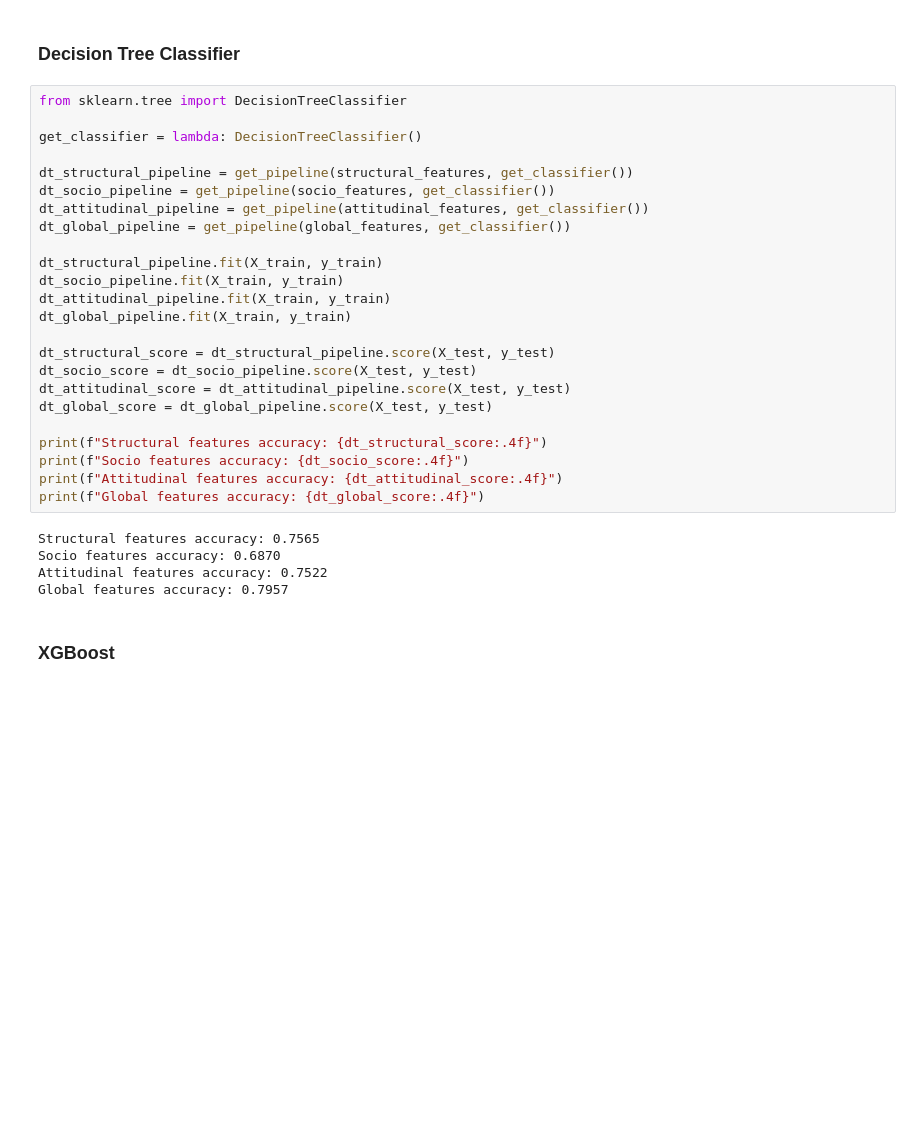
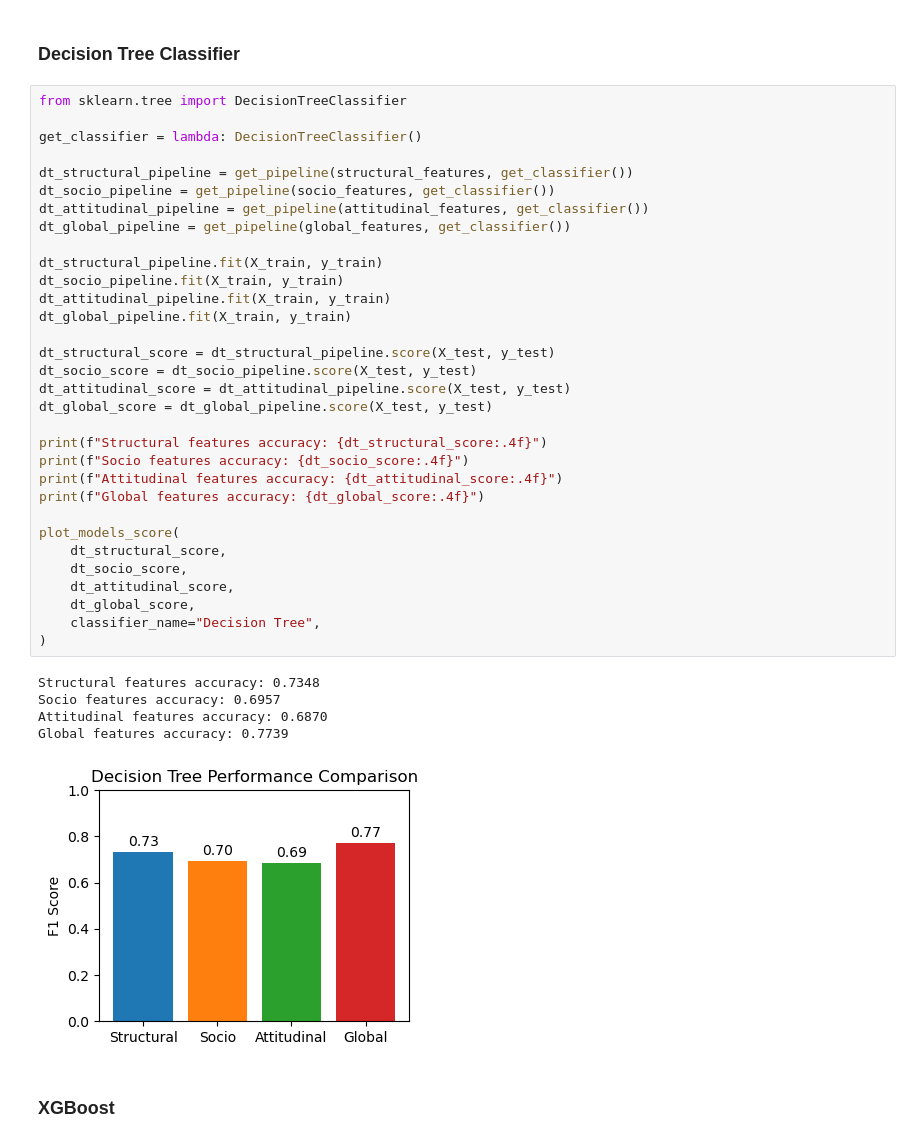
Before and after one commit to BearToCode/ai-mode-selection, a Jupyter notebook: notebook.ipynb, the cells around one changed output. Drawn from its saved outputs; the diff is of its cells as text; blank space fills up the shorter version.

```diff
--- a/notebook.ipynb
+++ b/notebook.ipynb
@@ -215,32 +250,41 @@ Global features accuracy: 0.8043
 # %%
 from sklearn.tree import DecisionTreeClassifier
 
 get_classifier = lambda: DecisionTreeClassifier()
 
 dt_structural_pipeline = get_pipeline(structural_features, get_classifier())
 dt_socio_pipeline = get_pipeline(socio_features, get_classifier())
 dt_attitudinal_pipeline = get_pipeline(attitudinal_features, get_classifier())
 dt_global_pipeline = get_pipeline(global_features, get_classifier())
 
 dt_structural_pipeline.fit(X_train, y_train)
 dt_socio_pipeline.fit(X_train, y_train)
 dt_attitudinal_pipeline.fit(X_train, y_train)
 dt_global_pipeline.fit(X_train, y_train)
 
 dt_structural_score = dt_structural_pipeline.score(X_test, y_test)
 dt_socio_score = dt_socio_pipeline.score(X_test, y_test)
 dt_attitudinal_score = dt_attitudinal_pipeline.score(X_test, y_test)
 dt_global_score = dt_global_pipeline.score(X_test, y_test)
 
 print(f"Structural features accuracy: {dt_structural_score:.4f}")
 print(f"Socio features accuracy: {dt_socio_score:.4f}")
 print(f"Attitudinal features accuracy: {dt_attitudinal_score:.4f}")
 print(f"Global features accuracy: {dt_global_score:.4f}")
+
+plot_models_score(
+    dt_structural_score,
+    dt_socio_score,
+    dt_attitudinal_score,
+    dt_global_score,
+    classifier_name="Decision Tree",
+)
 # %% [output]
-Structural features accuracy: 0.7565
-Socio features accuracy: 0.6870
-Attitudinal features accuracy: 0.7522
-Global features accuracy: 0.7957
+Structural features accuracy: 0.7348
+Socio features accuracy: 0.6957
+Attitudinal features accuracy: 0.6870
+Global features accuracy: 0.7739
+[figure, added]
 # %% [markdown]
 ### XGBoost
 # %%
```
Also changed, not shown: parts of 10 cells of this notebook, 1 other file.
